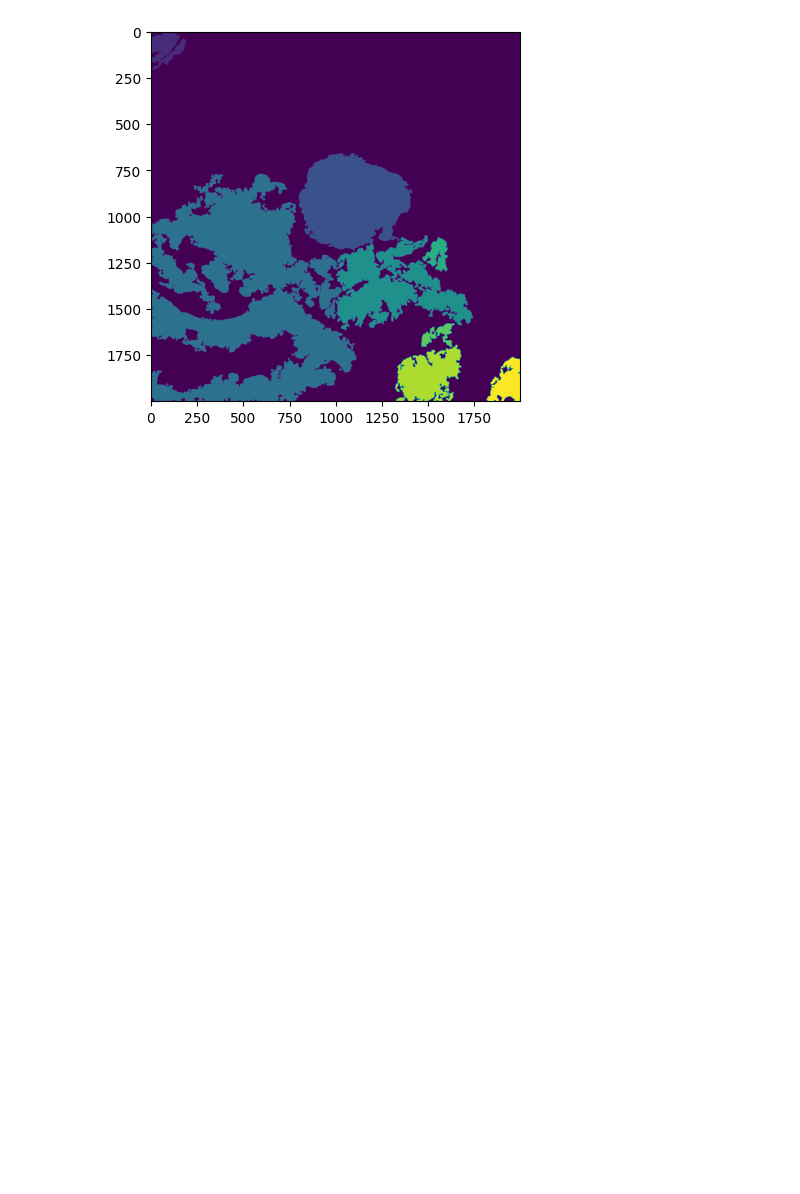
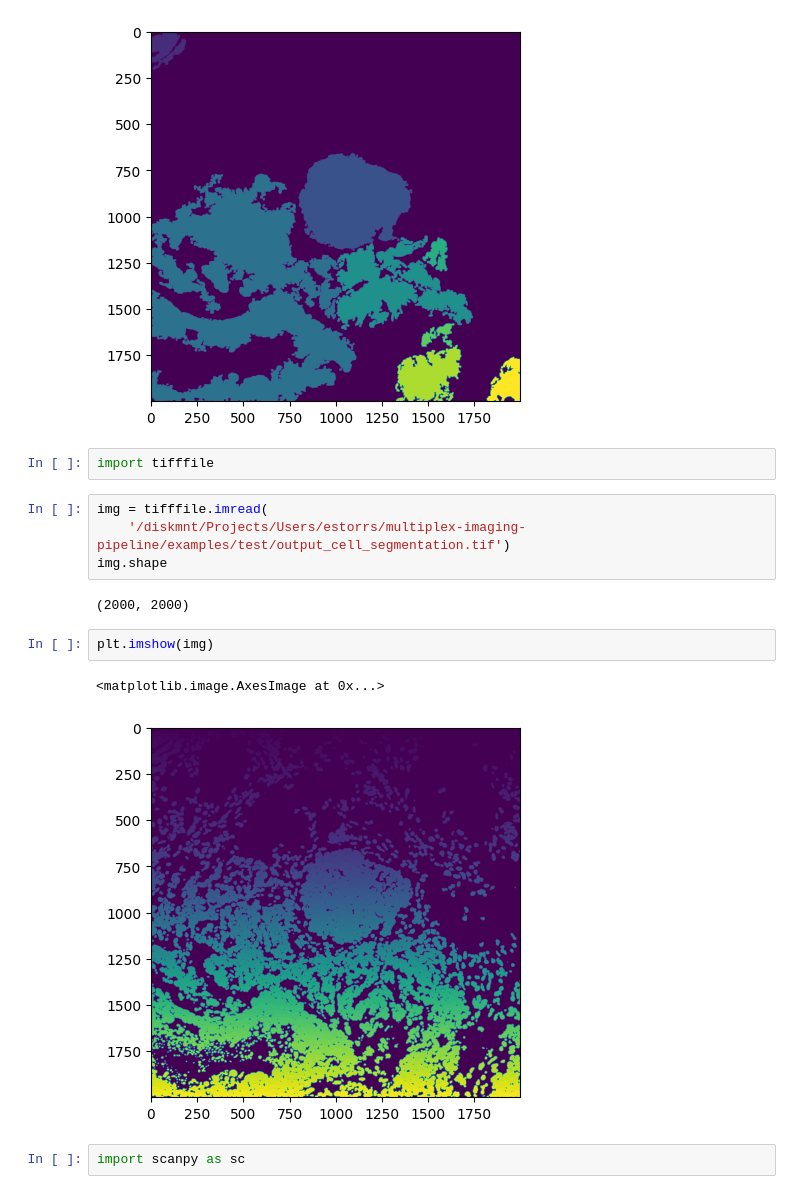
Before and after one commit to estorrs/multiplex-imaging-pipeline, a Jupyter notebook: notebooks/Untitled1.ipynb, the cells around one changed output. Drawn from its saved outputs; the diff is of its cells as text; blank space fills up the shorter version.

```diff
--- a/notebooks/Untitled1.ipynb
+++ b/notebooks/Untitled1.ipynb
@@ -72,3 +72,18 @@ plt.imshow(img)
 # %% [output]
 <matplotlib.image.AxesImage at 0x...>
 [figure]
+# %%
+import tifffile
+# %%
+img = tifffile.imread(
+    '/diskmnt/Projects/Users/estorrs/multiplex-imaging-pipeline/examples/test/output_cell_segmentation.tif')
+img.shape
+# %% [output]
+(2000, 2000)
+# %%
+plt.imshow(img)
+# %% [output]
+<matplotlib.image.AxesImage at 0x...>
+[figure, added]
+# %%
+import scanpy as sc
```
Also changed, not shown: parts of 14 cells of this notebook, 7 other files.
